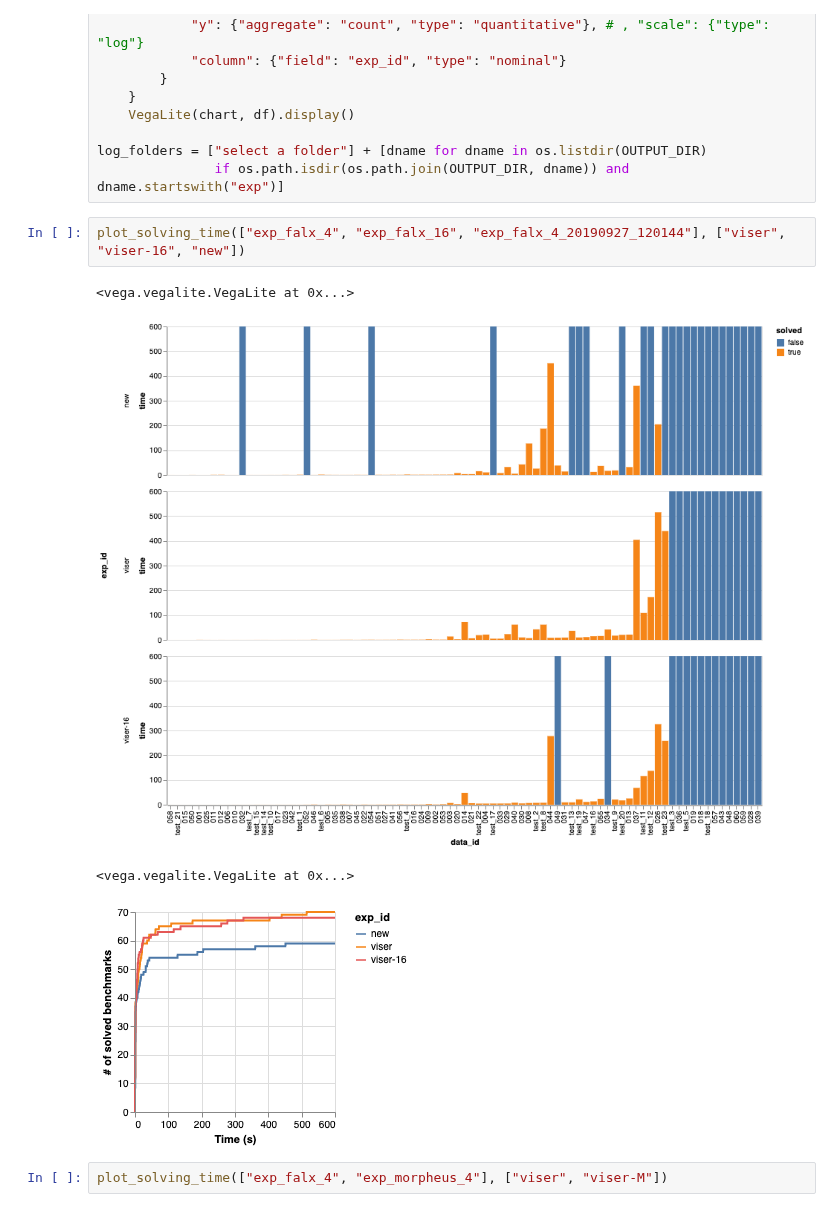
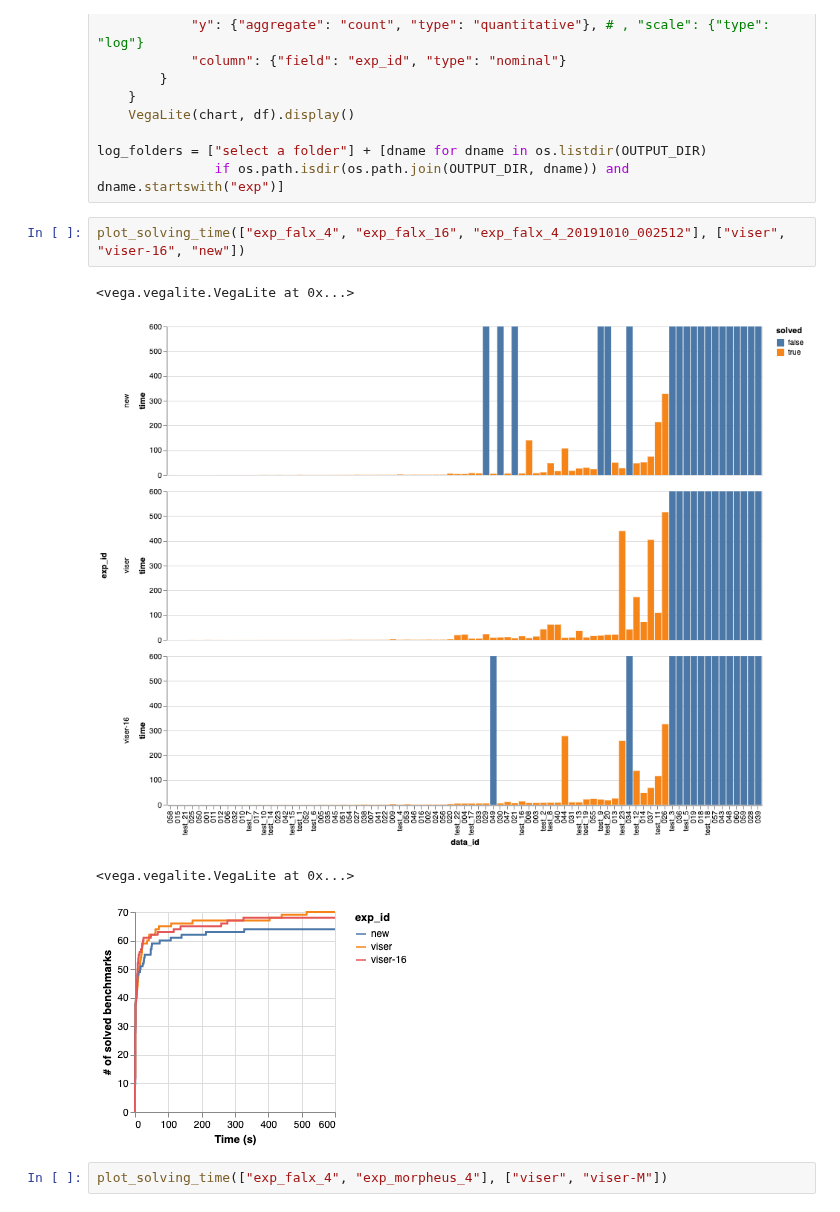
Before and after one commit to Mestway/falx, a Jupyter notebook: output/analyze.ipynb, the cells around one changed output. Cells and saved outputs as stored; diff of their text form.

```diff
--- a/output/analyze.ipynb
+++ b/output/analyze.ipynb
@@ -121,12 +121,12 @@ def plot_num_candidates(log_dir_list, titles):
 log_folders = ["select a folder"] + [dname for dname in os.listdir(OUTPUT_DIR)
                if os.path.isdir(os.path.join(OUTPUT_DIR, dname)) and dname.startswith("exp")]
 # %%
-plot_solving_time(["exp_falx_4", "exp_falx_16", "exp_falx_4_20190927_120144"], ["viser", "viser-16", "new"])
+plot_solving_time(["exp_falx_4", "exp_falx_16", "exp_falx_4_20191010_002512"], ["viser", "viser-16", "new"])
 # %% [output]
 <vega.vegalite.VegaLite at 0x...>
-[figure, old version]
+[figure, new version]
 <vega.vegalite.VegaLite at 0x...>
-[figure, old version]
+[figure, new version]
 # %%
 plot_solving_time(["exp_falx_4", "exp_morpheus_4"], ["viser", "viser-M"])
 # %% [output]
```
Also changed, not shown: 3 other files.
